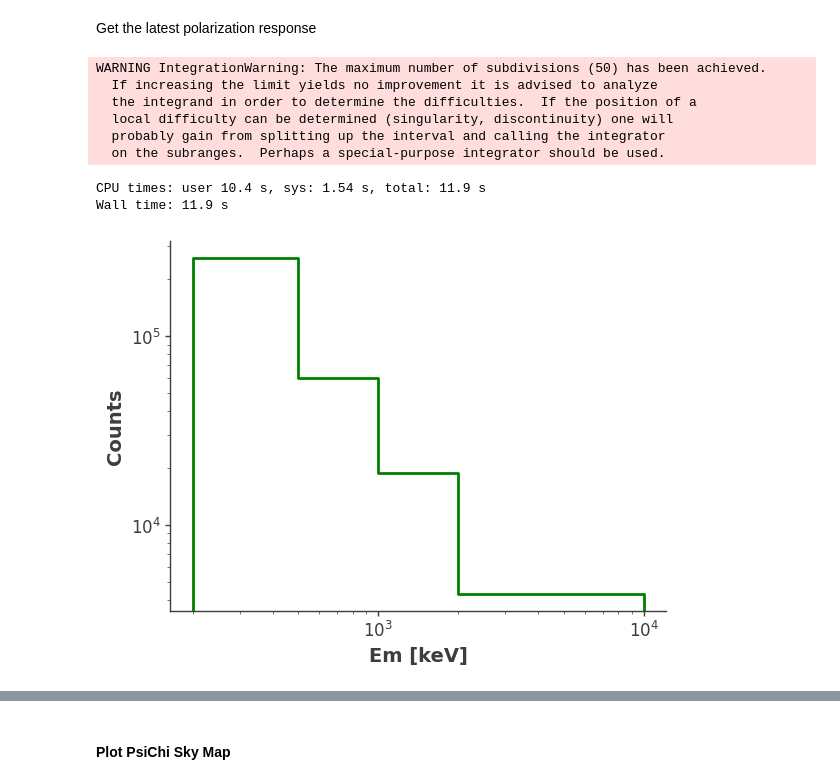
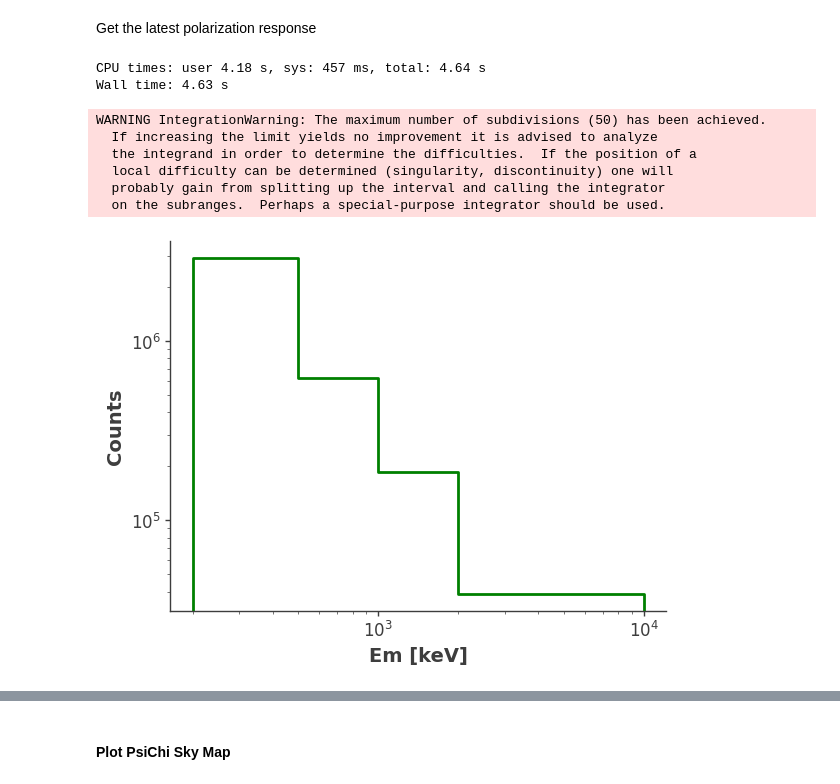
Before and after one commit to hiyoneda/cosipy, a Jupyter notebook: docs/tutorials/source_injector/Point_source_injector.ipynb, the cells around one changed output, grey strips where cells are left out. Cells and saved outputs as stored; diff of their text form; code cells hidden in the pictures.

```diff
--- a/docs/tutorials/source_injector/Point_source_injector.ipynb
+++ b/docs/tutorials/source_injector/Point_source_injector.ipynb
@@ -57,10 +57,10 @@ response_path = data_dir/"SMEXv12.Continuum.HEALPixO3_10bins_log_flat.binnedimag
 fetch_wasabi_file("COSI-SMEX/develop/Data/Responses/SMEXv12.Continuum.HEALPixO3_10bins_log_flat.binnedimaging.imagingresponse.h5", response_path, checksum = 'eb72400a1279325e9404110f909c7785')
 # %%
 %%capture
-orientation_path = data_dir/"20280301_3_month_with_orbital_info.ori"
+orientation_path = data_dir/"20280301_3_month_with_orbital_info.fits"
 
 # download orientation file ~596.06 MB
-fetch_wasabi_file("COSI-SMEX/DC2/Data/Orientation/20280301_3_month_with_orbital_info.ori", orientation_path, checksum = '416fcc296fc37a056a069378a2d30cb2')
+fetch_wasabi_file("COSI-SMEX/develop/Data/Orientation/20280301_3_month_with_orbital_info.fits", orientation_path, checksum = '5e69bc1d55fab9390f90635690f62896')
 # %% [markdown]
 ## Inject a source response
 # %% [markdown]
@@ -352,31 +351,31 @@ pol = LinearPolarization(angle=45, degree=30)
 # %%
 %%time
 
 file_path = "Crab_piecewise_injected_pol.h5"
 
 # Check if the file exists and remove it if it does
 if os.path.exists(file_path):
     os.remove(file_path)
 
 # Get the data of the injected source (now including polarization)
 model_injected = injector.inject_model(
     model=model,
     orientation=ori,
     polarization=pol,
     make_spectrum_plot=True,
     data_save_path=file_path,
-    earth_occ=False
+    earth_occ=True
 )
 # %% [output]
-WARNING IntegrationWarning: The maximum number of subdivisions (50) has been achieved.
-  If increasing the limit yields no improvement it is advised to analyze
-  the integrand in order to determine the difficulties.  If the position of a
-  local difficulty can be determined (singularity, discontinuity) one will
-  probably gain from splitting up the interval and calling the integrator
-  on the subranges.  Perhaps a special-purpose integrator should be used.
+CPU times: user 4.18 s, sys: 457 ms, total: 4.64 s
+Wall time: 4.63 s
-CPU times: user 10.4 s, sys: 1.54 s, total: 11.9 s
-Wall time: 11.9 s
+WARNING IntegrationWarning: The maximum number of subdivisions (50) has been achieved.
+  If increasing the limit yields no improvement it is advised to analyze
+  the integrand in order to determine the difficulties.  If the position of a
+  local difficulty can be determined (singularity, discontinuity) one will
+  probably gain from splitting up the interval and calling the integrator
+  on the subranges.  Perhaps a special-purpose integrator should be used.
-[figure, old version]
+[figure, new version]
 # %%
 injected = Histogram.open("Crab_piecewise_injected_pol.h5")
 
```
Also changed, not shown: parts of 15 cells of this notebook.
